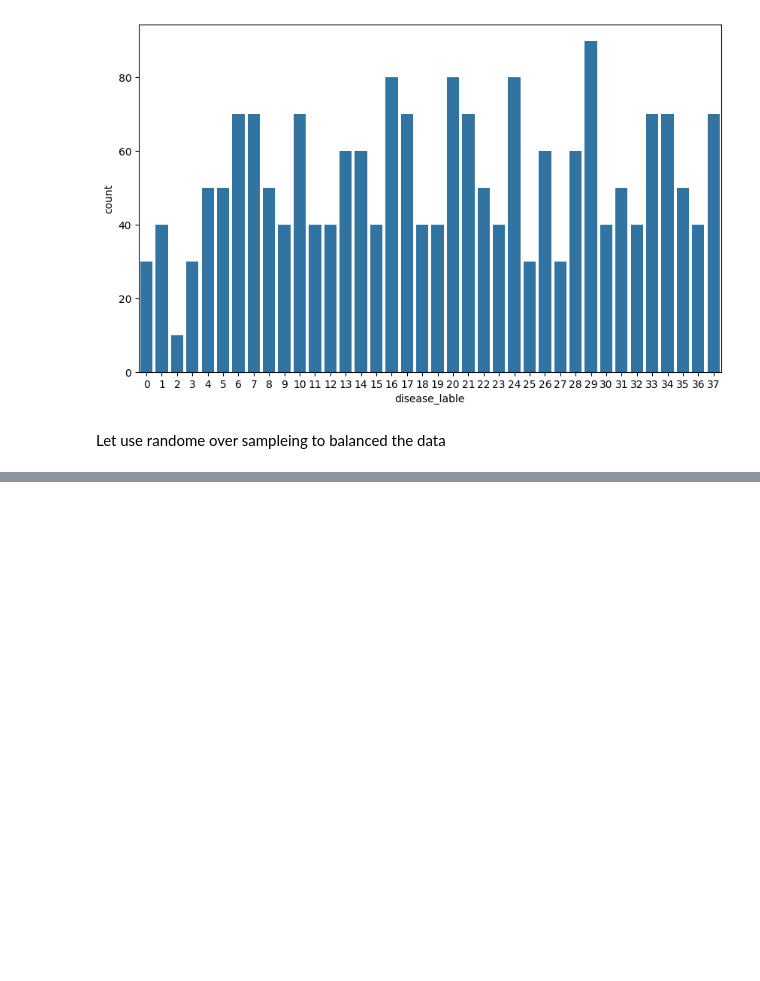
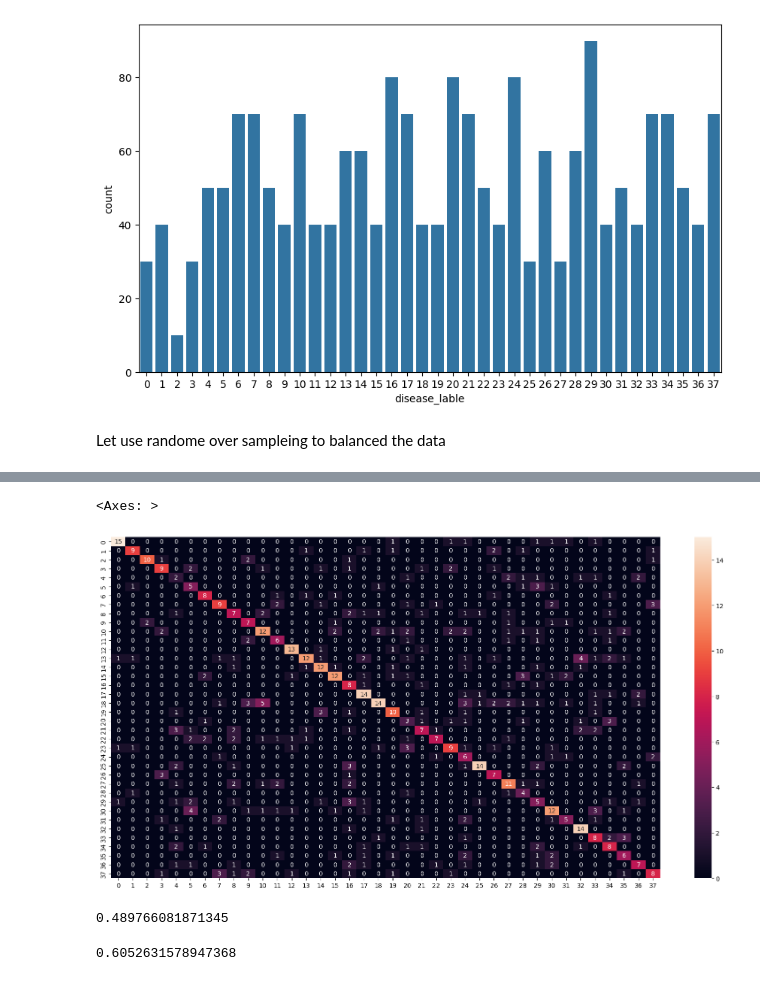
Before and after one commit to Mohitnayak-AI/Machine-Learning, a Jupyter notebook: notebook/diseasPredict.ipynb, the cells around one changed output, grey strips where cells are left out. Cells and saved outputs as stored; diff of their text form; code cells hidden in the pictures; blank space fills up the shorter version.

```diff
--- a/notebook/diseasPredict.ipynb
+++ b/notebook/diseasPredict.ipynb
@@ -203,0 +207,6 @@ Let use randome over sampleing to balanced the data
+# %%
+ros = RandomOverSampler(random_state=42)
+x_resample, y_resample = ros.fit_resample(x,y)
+print(x_resample.shape,y_resample.shape)
+print(x_resample.head())
+print(y_resample.head())
@@ -203,0 +234,5 @@ Let use randome over sampleing to balanced the data
+# %%
+# let do train and test split
+
+x_train,x_test,y_train,y_test = train_test_split(x_resample,y_resample,test_size=0.2,random_state=42)
+x_train.shape,x_test.shape,y_train.shape,y_test.shape
@@ -203,0 +252,5 @@ Let use randome over sampleing to balanced the data
+# %%
+svc_model = SVC()
+svc_model.fit(x_resample,y_resample)
+svc_predict = svc_model.predict(x_resample)
+svc_predict[0:10]
@@ -203,0 +259,3 @@ Let use randome over sampleing to balanced the data
+# %%
+cf_matrix_svc = confusion_matrix(svc_predict,y_test)
+cf_matrix_svc
@@ -203,0 +270,18 @@ Let use randome over sampleing to balanced the data
+# %%
+plt.figure(figsize=(20,10))
+sns.heatmap(cf_matrix_svc,annot=True)
+# %% [output]
+<Axes: >
+[figure, added]
+# %%
+# accuracy
+
+acc = accuracy_score(svc_predict,y_test)
+acc
+# %% [output]
+0.489766081871345
+# %%
+acc = accuracy_score(y_resample,svc_predict)
+acc
+# %% [output]
+0.6052631578947368
```
Also changed, not shown: parts of 27 cells of this notebook, 1 other file.
